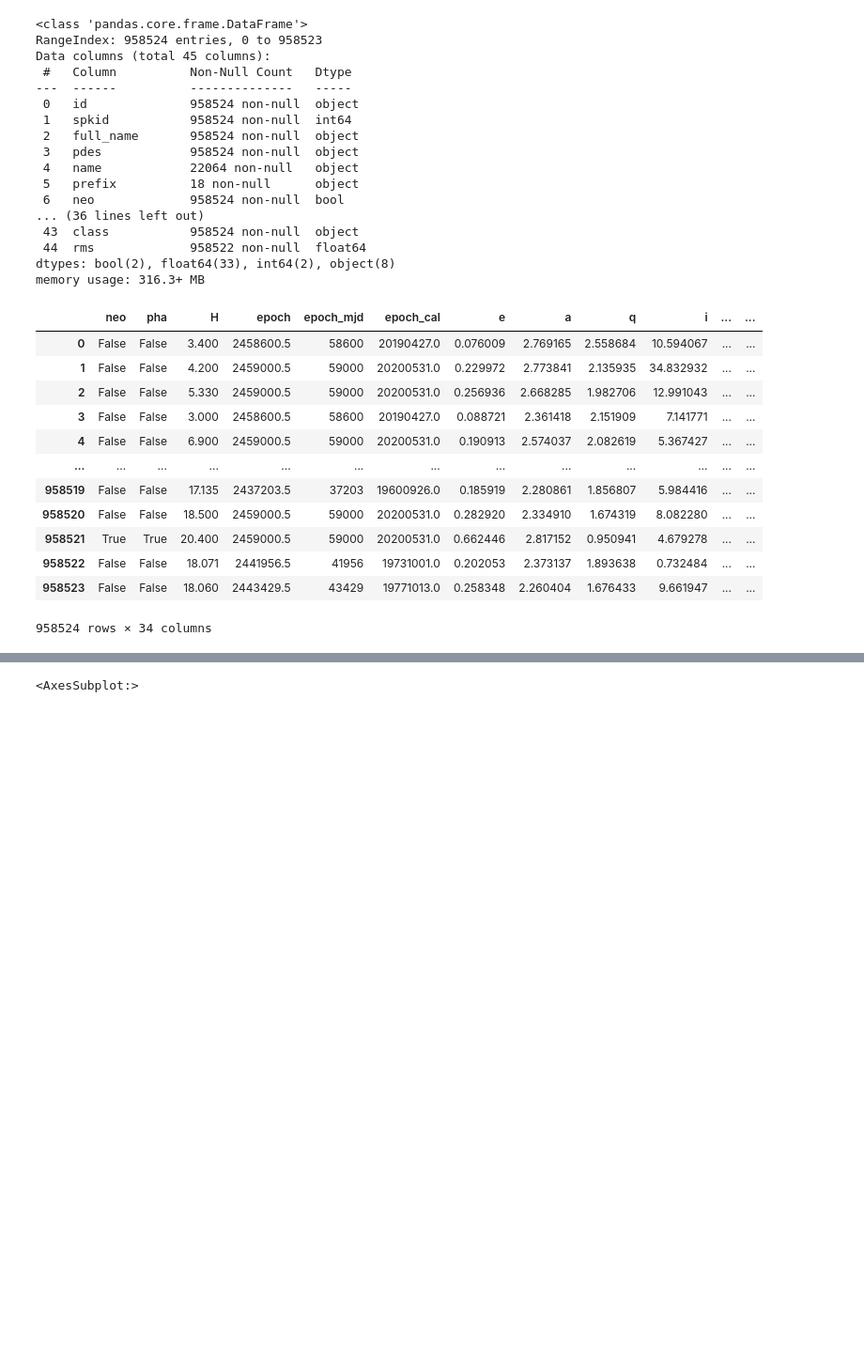
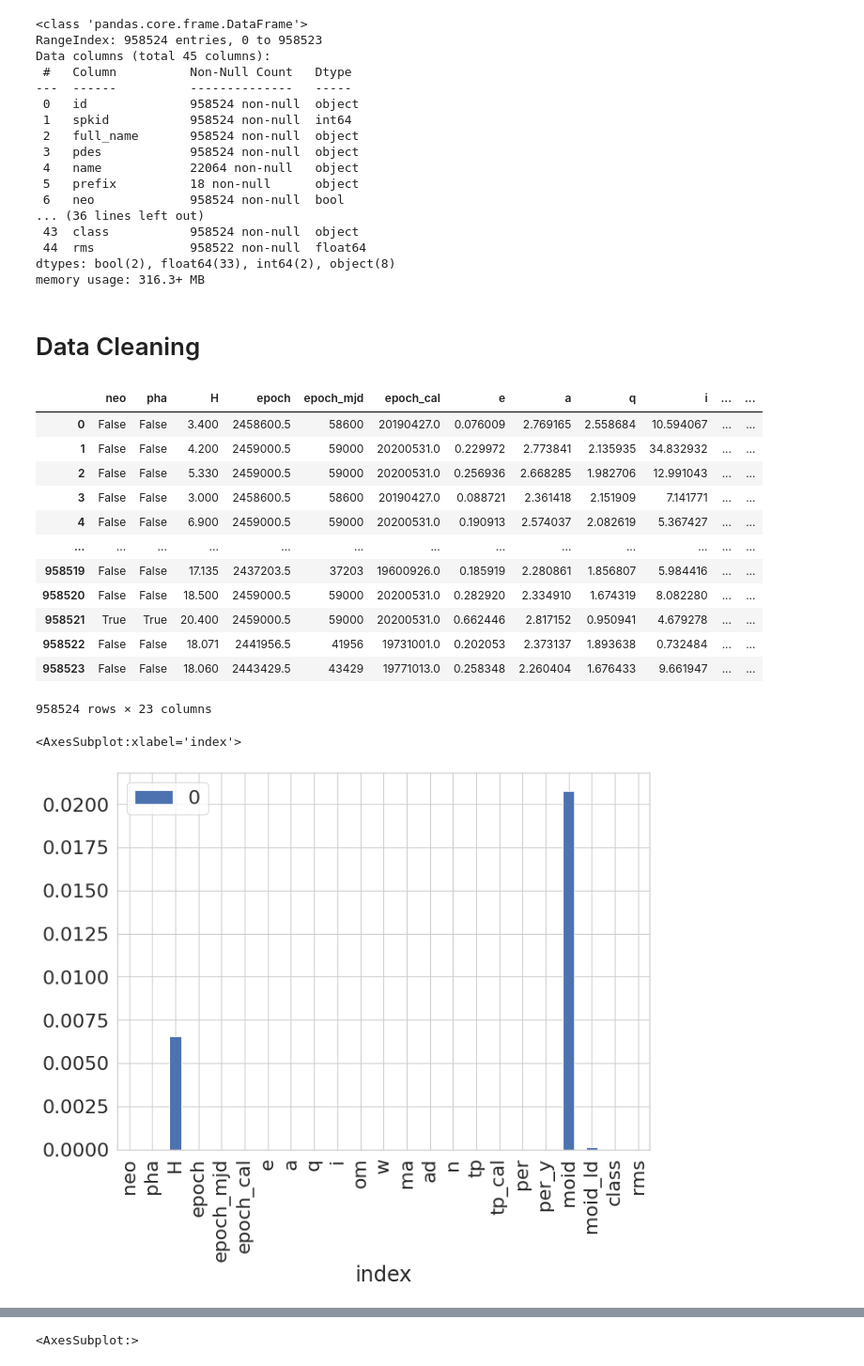
Before and after one commit to davidyangnyc/data119_midterm, a Jupyter notebook: Midterm_David.ipynb, the cells around one changed output, grey strips where cells are left out. Shown at 94% size. Cells and saved outputs as stored; diff of their text form; code cells hidden in the pictures; blank space fills up the shorter version.

```diff
--- a/Midterm_David.ipynb
+++ b/Midterm_David.ipynb
@@ -123,9 +92,12 @@ Data columns (total 45 columns):
  44  rms             958522 non-null  float64
 dtypes: bool(2), float64(33), int64(2), object(8)
 memory usage: 316.3+ MB
+# %% [markdown]
+# Data Cleaning
 # %%
 cleaned_data = df.drop(columns=["id", "spkid", "full_name", "pdes", "name", "prefix", "diameter", "albedo", "diameter_sigma",
-                                "orbit_id", "equinox"])
+                                "orbit_id", "equinox", 'sigma_e', 'sigma_a', 'sigma_q', 'sigma_i', 'sigma_om',
+                                'sigma_w', 'sigma_ma', 'sigma_ad', 'sigma_n', 'sigma_tp', 'sigma_per'])
 cleaned_data
 # %% [output]
 |  | neo | pha | H | epoch | epoch_mjd | epoch_cal | e | a | q | i | ... | ... |
@@ -140,4 +112,9 @@ cleaned_data
 | 958521 | True | True | 20.400 | 2459000.5 | 59000 | 20200531.0 | 0.662446 | 2.817152 | 0.950941 | 4.679278 | ... | ... |
 | 958522 | False | False | 18.071 | 2441956.5 | 41956 | 19731001.0 | 0.202053 | 2.373137 | 1.893638 | 0.732484 | ... | ... |
 | 958523 | False | False | 18.060 | 2443429.5 | 43429 | 19771013.0 | 0.258348 | 2.260404 | 1.676433 | 9.661947 | ... | ... |
-958524 rows × 34 columns
+958524 rows × 23 columns
+# %%
+pd.DataFrame(cleaned_data.isna().sum()/len(cleaned_data)).reset_index().plot.bar("index", 0)
+# %% [output]
+<AxesSubplot:xlabel='index'>
+[figure, added]
```
Also changed, not shown: parts of 26 cells of this notebook.
